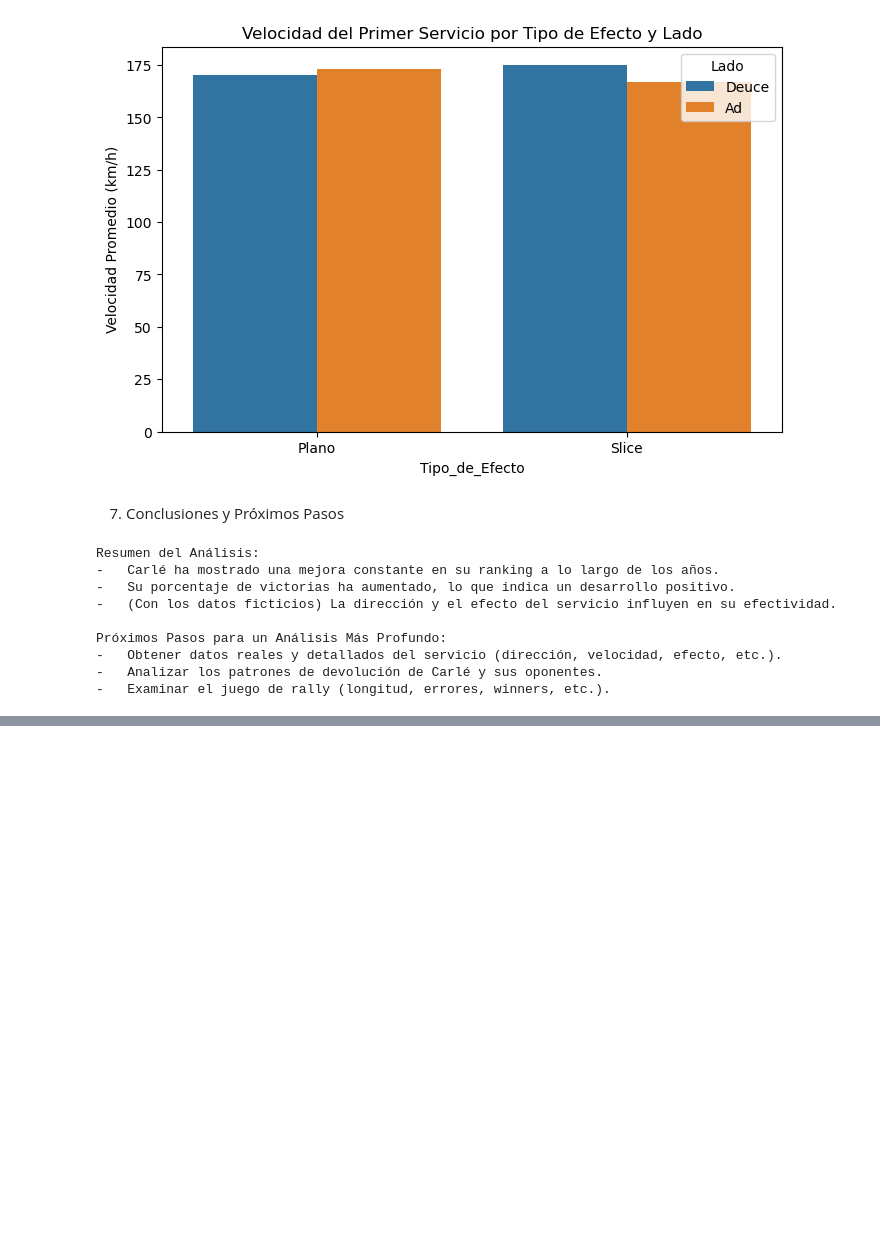
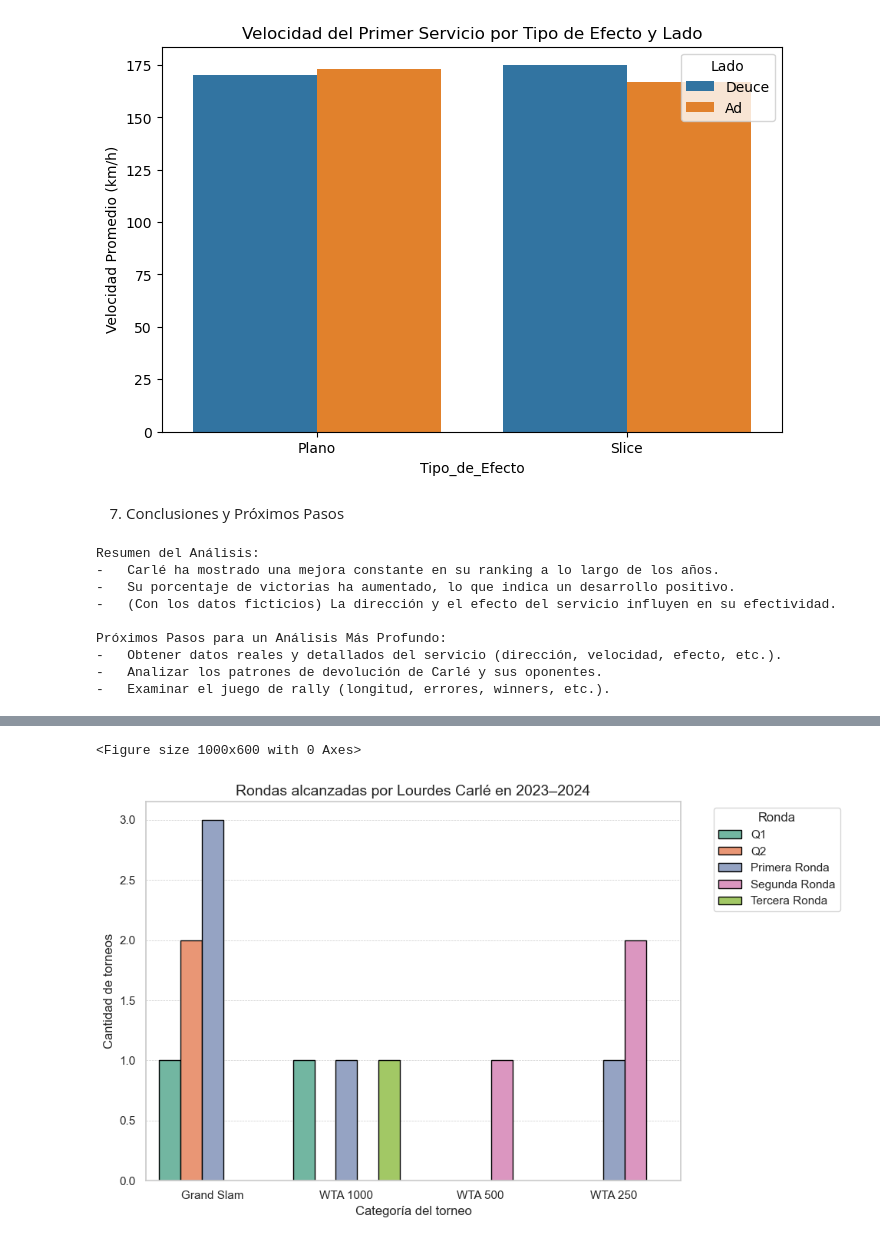
Before and after one commit to roreravi/kevin, a Jupyter notebook: tennis/carle.ipynb, the cells around one changed output, grey strips where cells are left out. Drawn from its saved outputs; the diff is of its cells as text; code cells hidden in the pictures; blank space fills up the shorter version.

Commit message:
cambios al proyecto carle

```diff
--- a/tennis/carle.ipynb
+++ b/tennis/carle.ipynb
@@ -217,0 +277,36 @@ Próximos Pasos para un Análisis Más Profundo:
+# %%
+# Visualizacion de Torneos y Resultados jugados
+
+
+sns.set(style="whitegrid")
+
+# Crear figura
+plt.figure(figsize=(10, 6))
+
+# Gráfico de barras agrupadas por categoría y ronda
+
+
+sns.set(style="whitegrid")
+
+# Crear gráfico de barras
+plt.figure(figsize=(10, 6))
+sns.countplot(
+    data=Carle_tournament,
+    x="Categoría",
+    hue="Ronda",
+    order=["Grand Slam", "WTA 1000", "WTA 500", "WTA 250"],
+    hue_order=["Q1", "Q2", "Primera Ronda", "Segunda Ronda", "Tercera Ronda"],
+    palette="Set2",
+    edgecolor="black"
+)
+
+plt.title("Rondas alcanzadas por Lourdes Carlé en 2023–2024", fontsize=14)
+plt.xlabel("Categoría del torneo")
+plt.ylabel("Cantidad de torneos")
+plt.legend(title="Ronda", bbox_to_anchor=(1.05, 1), loc="upper left")
+plt.grid(axis="y", linestyle="--", linewidth=0.5)
+plt.tight_layout()
+plt.show()
+# %% [output]
+<Figure size 1000x600 with 0 Axes>
+[figure, added]
```
Also changed, not shown: parts of 4 cells of this notebook.
